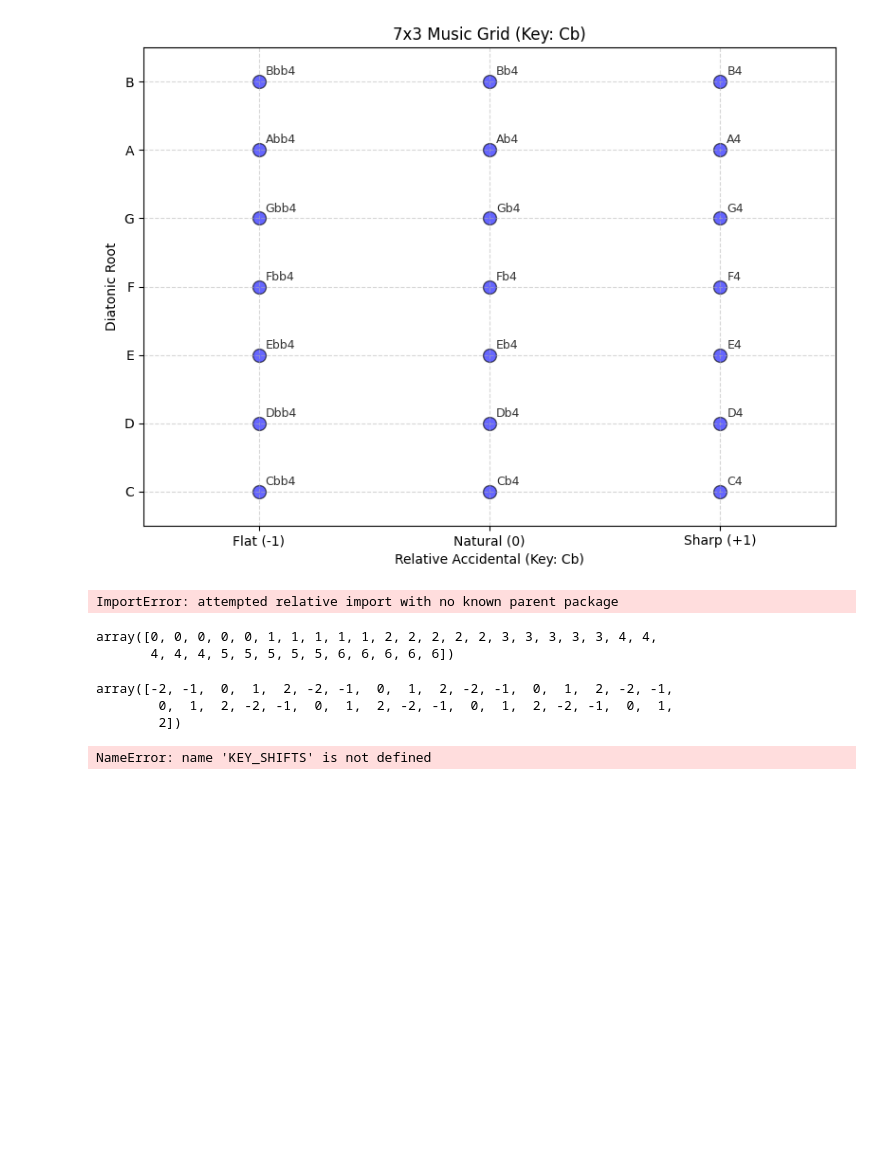
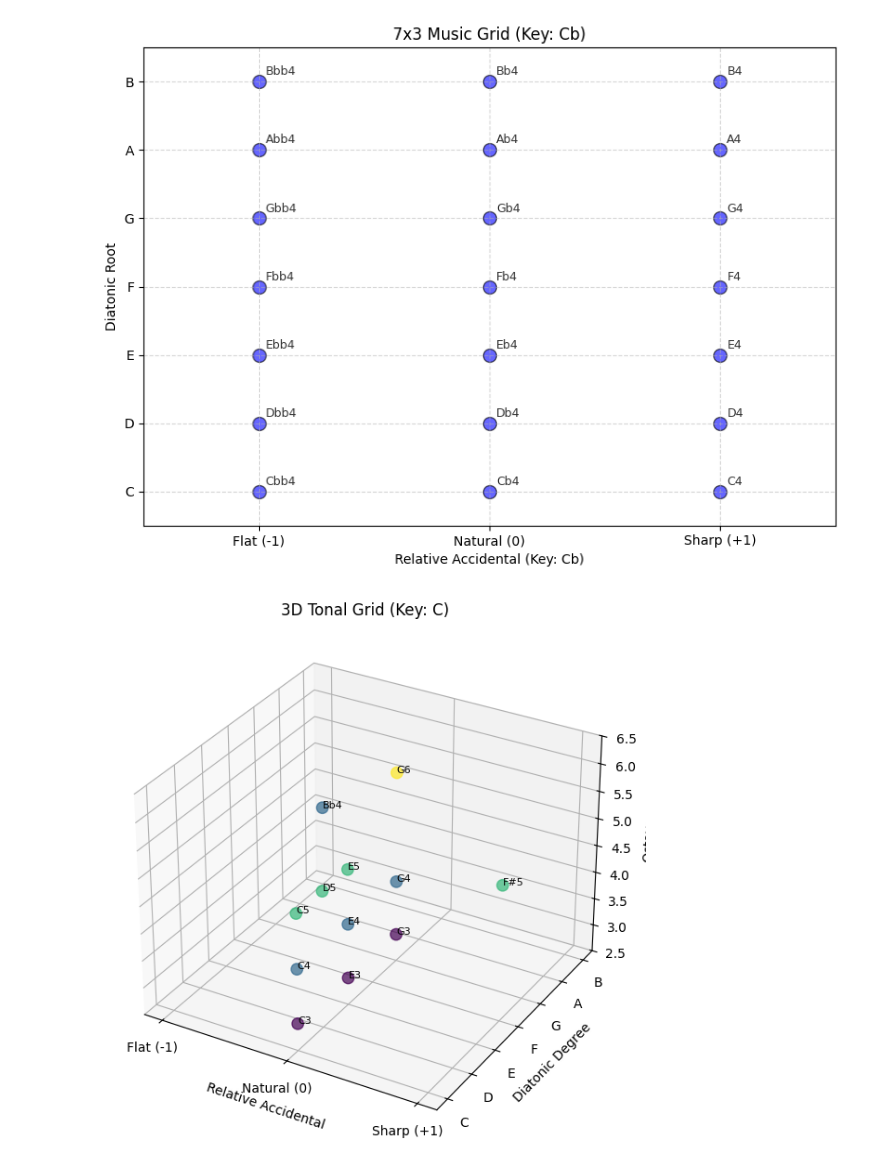
Before and after one commit to TuWebO/notes21, a Jupyter notebook: notebooks/test_notes21.ipynb, the cells around one changed output. Saved outputs shown, nothing was run; the diff lists cells and outputs as text; code cells hidden in the pictures; blank space fills up the shorter version.

```diff
--- a/notebooks/test_notes21.ipynb
+++ b/notebooks/test_notes21.ipynb
@@ -106,5 +111,29 @@ fig = plot_note_grid(notes, "Cb")
 # %%
-import numpy as np
-from .core import Note, KEY_SHIFTS
+# 3D representation
+
+notes = [
+    # Low register
+    Note("C", 3),
+    Note("E", 3),
+    Note("G", 3),
+
+    # Mid register
+    Note("C", 4),
+    Note("E", 4),
+    Note("G", 4),
+
+    # Add chromatic tones
+    Note("Bb", 4),
+    Note("F#", 5),
+
+    # High register melodic ascent
+    Note("C", 5),
+    Note("D", 5),
+    Note("E", 5),
+    Note("G", 6),
+    ]
+
+plot_note_grid_3d(notes, key="C", octave_range=(3, 6))
+plt.show()
 # %% [output]
-ImportError: attempted relative import with no known parent package
+[figure, added]
@@ -116,15 +139,0 @@ accidentals = np.array([n.accidental_val for n in notes])
-# %%
-diatonic
-# %% [output]
-array([0, 0, 0, 0, 0, 1, 1, 1, 1, 1, 2, 2, 2, 2, 2, 3, 3, 3, 3, 3, 4, 4,
-       4, 4, 4, 5, 5, 5, 5, 5, 6, 6, 6, 6, 6])
-# %%
-accidentals
-# %% [output]
-array([-2, -1,  0,  1,  2, -2, -1,  0,  1,  2, -2, -1,  0,  1,  2, -2, -1,
-        0,  1,  2, -2, -1,  0,  1,  2, -2, -1,  0,  1,  2, -2, -1,  0,  1,
-        2])
-# %%
-key_shift = np.array(KEY_SHIFTS[self.key])
-# %% [output]
-NameError: name 'KEY_SHIFTS' is not defined
```
Also changed, not shown: parts of 11 cells of this notebook, 1 other file.
